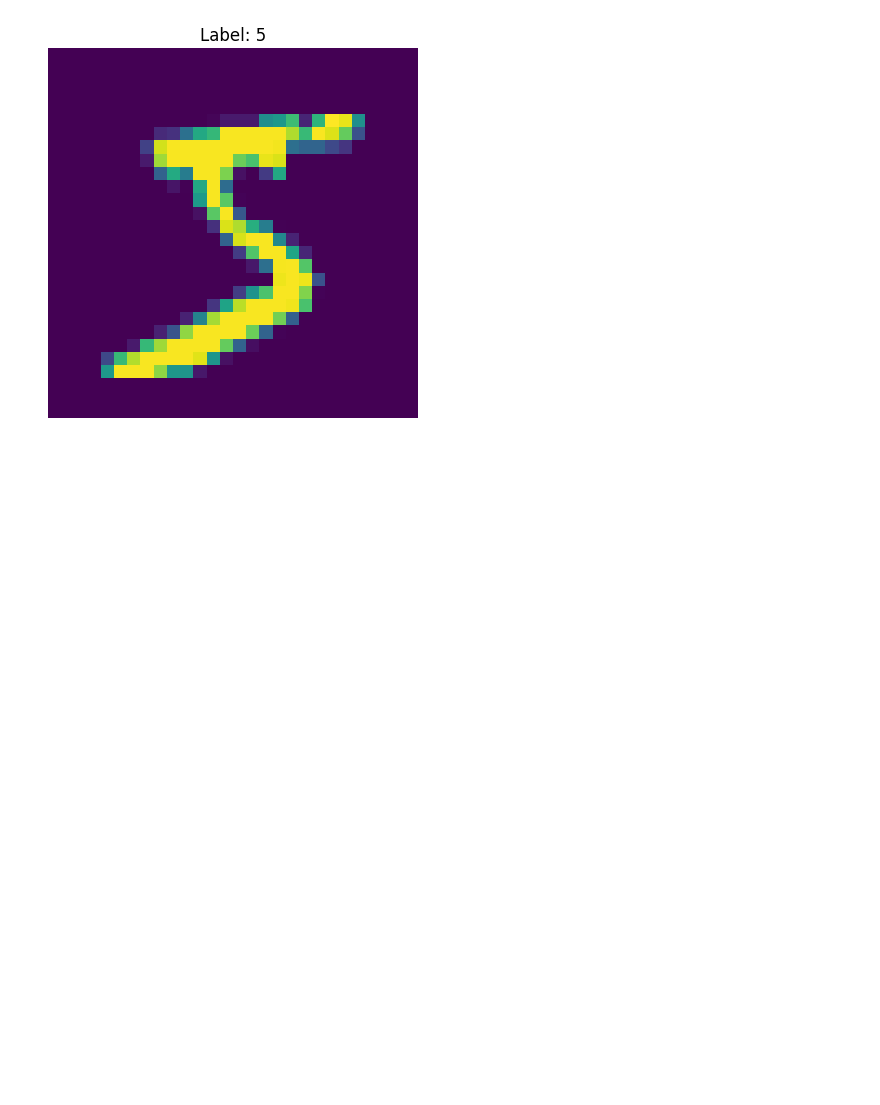
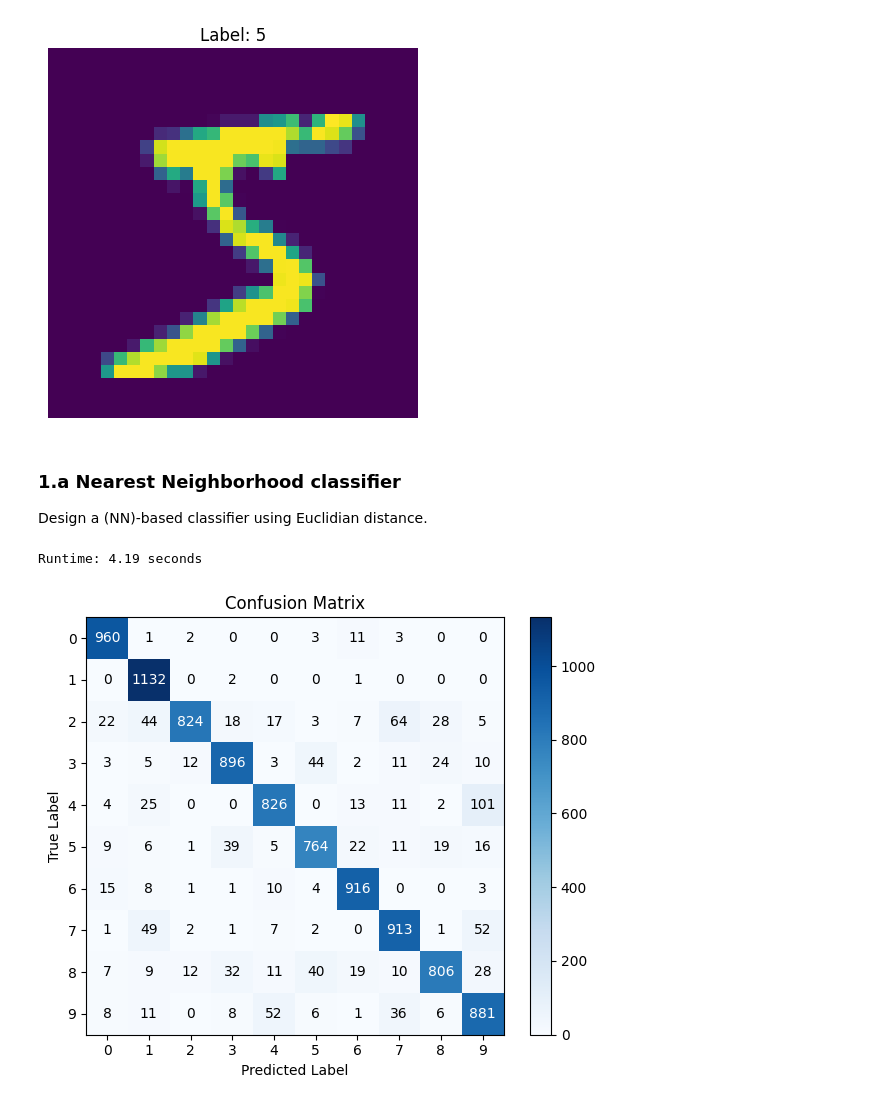
Before and after one commit to tuvats/TTT4275-Classification-project, a Jupyter notebook: Numbers_project/Numbers_task.ipynb, the cells around one changed output. Saved outputs shown, nothing was run; the diff lists cells and outputs as text; code cells hidden in the pictures; blank space fills up the shorter version.

Commit message:
Lagd NN-classifier

```diff
--- a/Numbers_project/Numbers_task.ipynb
+++ b/Numbers_project/Numbers_task.ipynb
@@ -25,7 +31,13 @@ image_shape = (28, 28)
 
 # Load the data
 train_images = load_mnist_images("train_images.bin", num_train, image_shape)
-train_labels = load_mnist_labels("train_labels.bin", num_train)
+train_image_labels = load_mnist_labels("train_labels.bin", num_train)
 
 test_images = load_mnist_images("test_images.bin", num_test, image_shape)
-test_labels = load_mnist_labels("test_labels.bin", num_test)
+test_image_labels = load_mnist_labels("test_labels.bin", num_test)
+
+# Checking the shapes of the data
+print(f"Shape of train_images: {train_images.shape}")
+print(f"Shape of test_images: {test_images.shape}")
+print(f"Shape of train_labels: {train_image_labels.shape}")
+print(f"Shape of test_labels: {test_image_labels.shape}")
@@ -37,3 +54,27 @@ plt.axis('off')
 plt.show()
 # %% [output]
 [figure]
+# %% [markdown]
+### 1.a Nearest Neighborhood classifier
+
+Design a (NN)-based classifier using Euclidian distance.
+# %%
+from NN_classifier import NN_classifier_new
+
+# Divide dataset into chunks of images
+batch_size = 1000
+indices = np.random.choice(len(train_images), size=batch_size, replace=False)
+train_data = train_images[indices]
+train_labels = train_image_labels[indices]
+
+conf_matrix, correct_predictions, wrong_predictions = NN_classifier_new(train_data, train_labels, test_images, test_image_labels)
+# %% [output]
+Runtime: 4.19 seconds
+# %%
+# Confusion matrix
+from conf_matrix import plot_cm
+
+class_names = ["0", "1", "2", "3", "4", "5", "6", "7", "8", "9"]
+plot_cm(conf_matrix, class_names)
+# %% [output]
+[figure, added]
```
Also changed, not shown: parts of 3 cells of this notebook, 2 other files.
